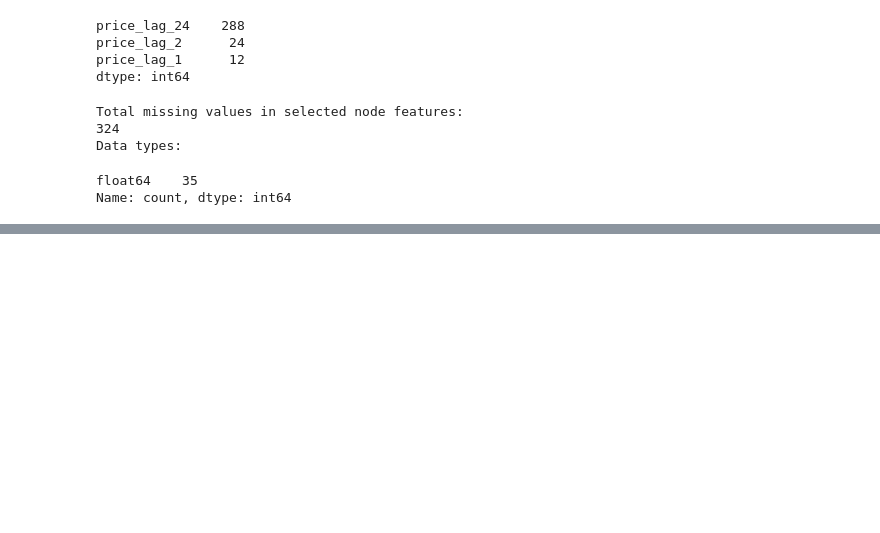
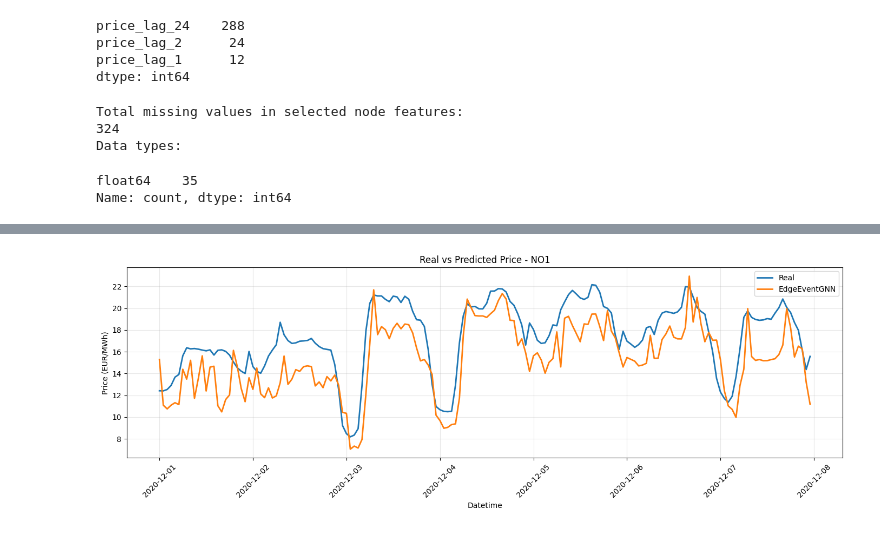
Before and after one commit to huugoox/tfg, a Jupyter notebook: notebooks/10_GNN_edge_events.ipynb, the cells around one changed output, grey strips where cells are left out. Drawn from its saved outputs; the diff is of its cells as text; code cells hidden in the pictures; blank space fills up the shorter version.

Commit message:
First approach to edge events GNN

```diff
--- a/notebooks/10_GNN_edge_events.ipynb
+++ b/notebooks/10_GNN_edge_events.ipynb
@@ -1712,0 +1888,40 @@ for zone_to_plot in sorted(results_edge_events["zone_code"].unique()):
+# %%
+# ============================================================
+# 26. PLOT EDGE EVENT GNN PREDICTIONS - SINGLE ZONE
+# ============================================================
+
+zone_to_plot = "NO1"
+
+plot_df = (
+    results_edge_event_gnn
+    [results_edge_event_gnn["zone_code"] == zone_to_plot]
+    .sort_values("datetime")
+    .copy()
+)
+
+plt.figure(figsize=(14, 5))
+
+plt.plot(
+    plot_df["datetime"],
+    plot_df["y_true"],
+    label="Real",
+    linewidth=2
+)
+
+plt.plot(
+    plot_df["datetime"],
+    plot_df["y_pred"],
+    label="EdgeEventGNN",
+    linewidth=2
+)
+
+plt.title(f"Real vs Predicted Price - {zone_to_plot}")
+plt.xlabel("Datetime")
+plt.ylabel("Price (EUR/MWh)")
+plt.legend()
+plt.grid(True, alpha=0.3)
+plt.xticks(rotation=45)
+plt.tight_layout()
+plt.show()
+# %% [output]
+[figure, added]
```
Also changed, not shown: parts of 44 cells of this notebook.
